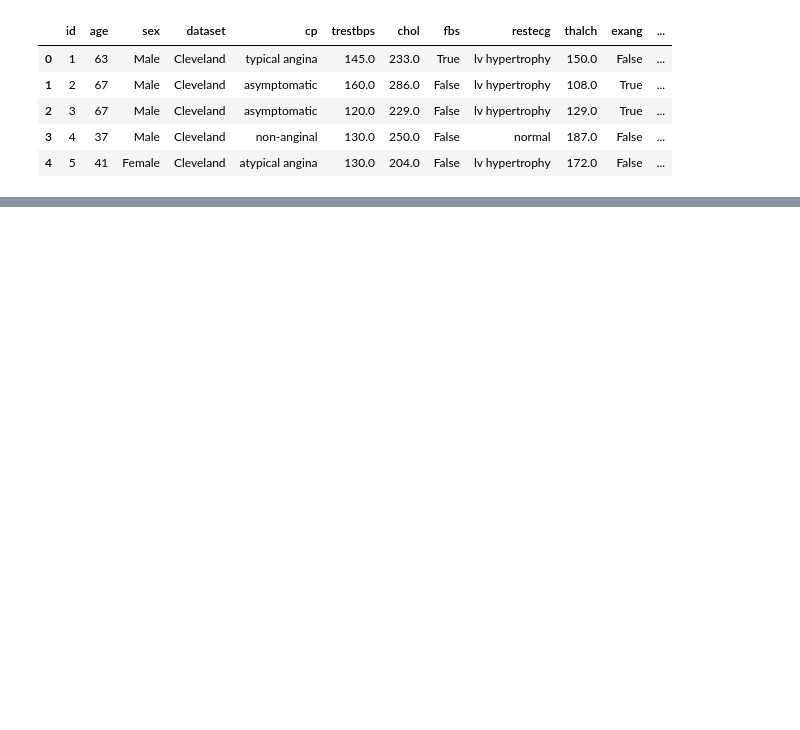
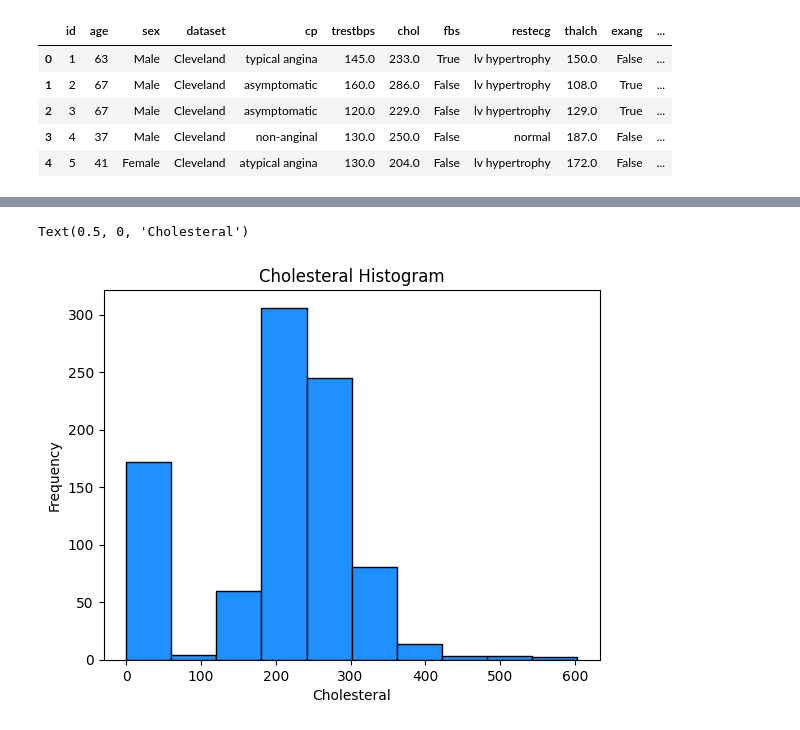
Before and after one commit to KalachevRoman/msu_homework, a Jupyter notebook: project.ipynb, the cells around one changed output, grey strips where cells are left out. Saved outputs shown, nothing was run; the diff lists cells and outputs as text; code cells hidden in the pictures; blank space fills up the shorter version.

```diff
--- a/project.ipynb
+++ b/project.ipynb
@@ -32,0 +129,8 @@ data.head()
+# %%
+# Cholesterol histogram
+data_1['chol'].plot(kind='hist', bins=10, edgecolor='black', color='dodgerblue')
+plt.title('Cholesteral Histogram')
+plt.xlabel('Cholesteral')
+# %% [output]
+Text(0.5, 0, 'Cholesteral')
+[figure, added]
```
Also changed, not shown: parts of 25 cells of this notebook.
